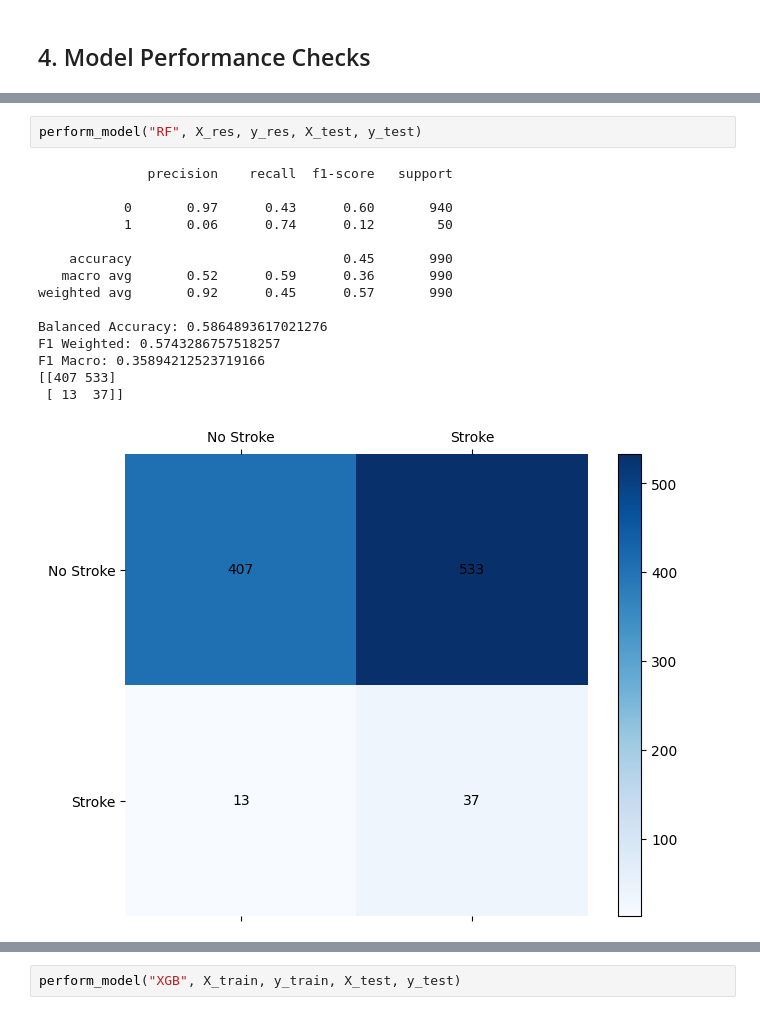
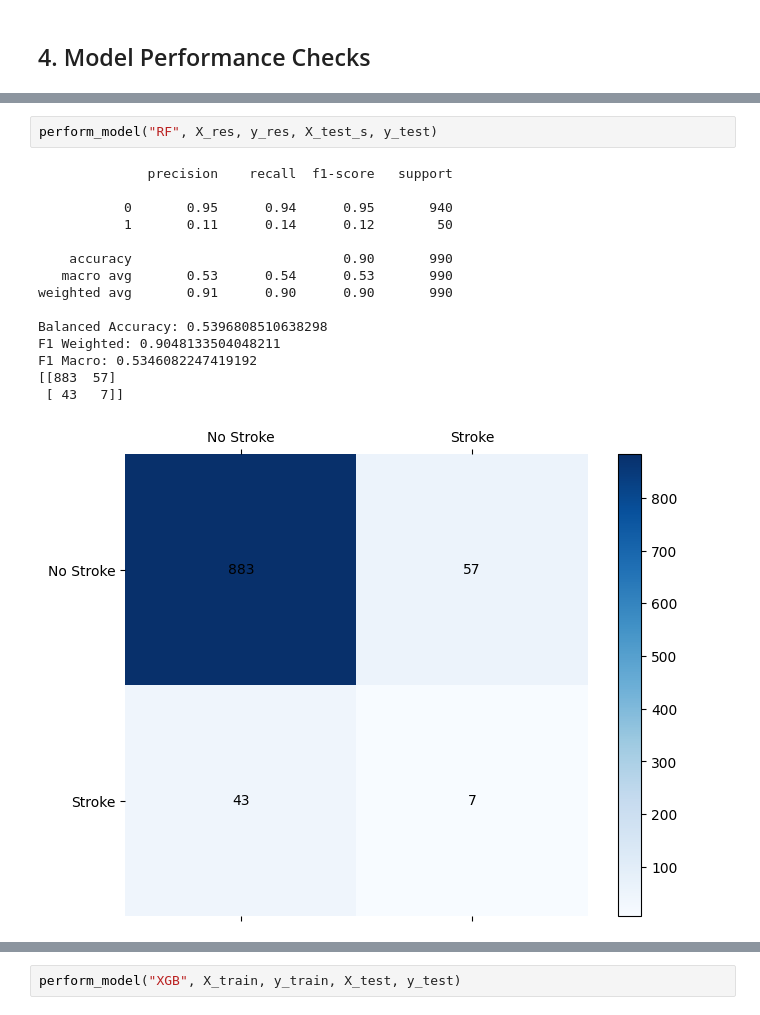
Before and after one commit to Yuuklo/stroke-prediction, a Jupyter notebook: notebooks/02_modeling.ipynb, the cells around one changed output, grey strips where cells are left out. Drawn from its saved outputs; the diff is of its cells as text.

```diff
--- a/notebooks/02_modeling.ipynb
+++ b/notebooks/02_modeling.ipynb
@@ -154,19 +155,19 @@ F1 Macro: 0.04807692307692308
 # %%
-perform_model("RF", X_res, y_res, X_test, y_test)
+perform_model("RF", X_res, y_res, X_test_s, y_test)
 # %% [output]
               precision    recall  f1-score   support
 
-           0       0.97      0.43      0.60       940
-           1       0.06      0.74      0.12        50
+           0       0.95      0.94      0.95       940
+           1       0.11      0.14      0.12        50
 
-    accuracy                           0.45       990
-   macro avg       0.52      0.59      0.36       990
-weighted avg       0.92      0.45      0.57       990
+    accuracy                           0.90       990
+   macro avg       0.53      0.54      0.53       990
+weighted avg       0.91      0.90      0.90       990
 
-Balanced Accuracy: 0.5864893617021276
-F1 Weighted: 0.5743286757518257
-F1 Macro: 0.35894212523719166
-[[407 533]
- [ 13  37]]
+Balanced Accuracy: 0.5396808510638298
+F1 Weighted: 0.9048133504048211
+F1 Macro: 0.5346082247419192
+[[883  57]
+ [ 43   7]]
-[figure, old version]
+[figure, new version]
 # %%
```
Also changed, not shown: parts of 7 cells of this notebook.
